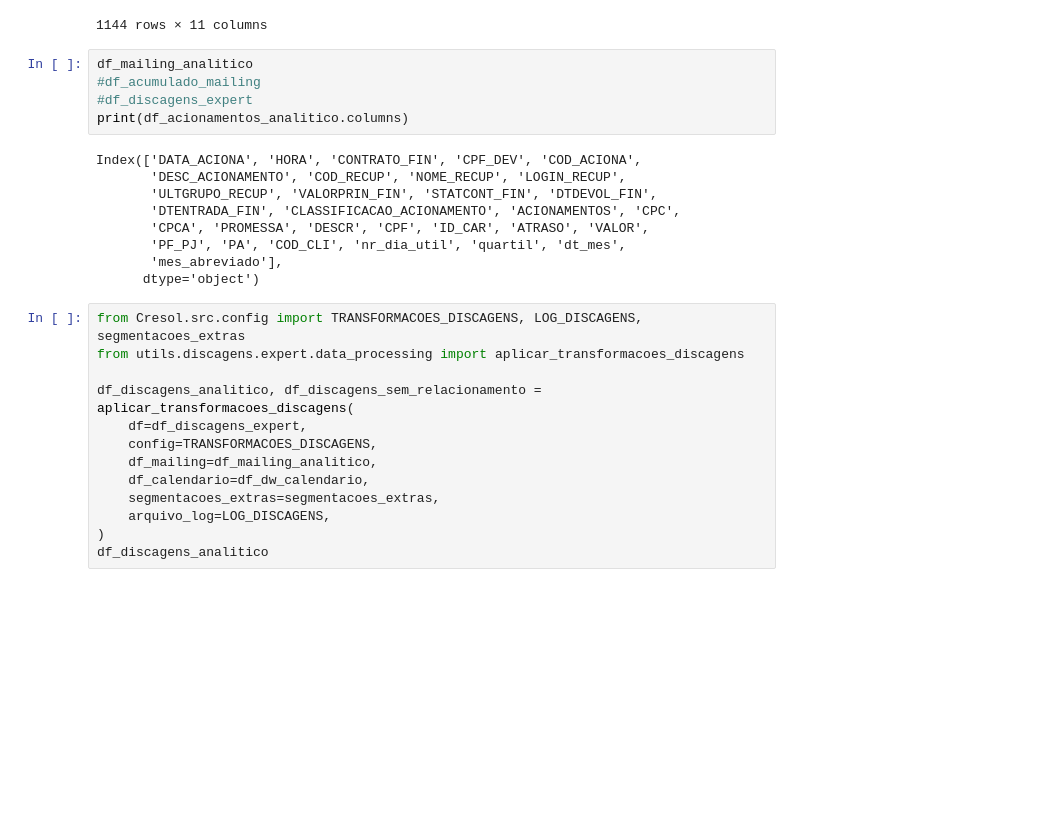
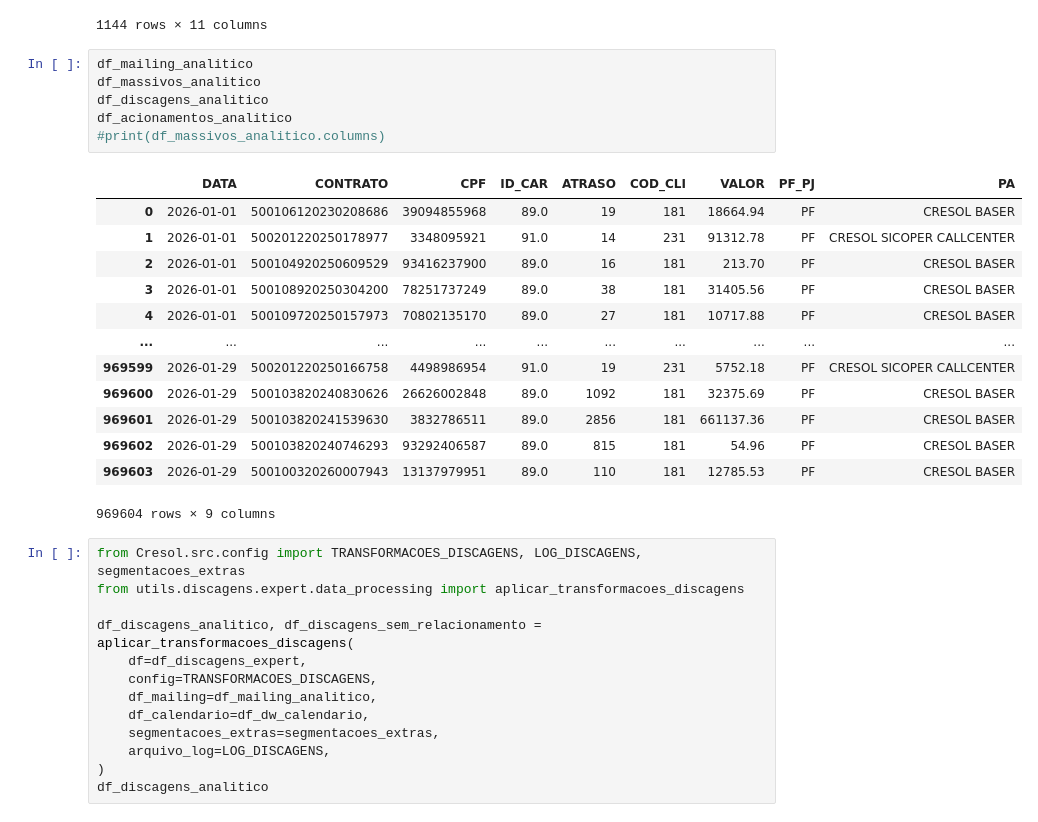
Before and after one commit to Claudiano-alves/Data-Analysis-Portfolio, a Jupyter notebook: Projects/notebooks/data_wrangling_cresol.ipynb, the cells around one changed output. Cells and saved outputs as stored; diff of their text form; blank space fills up the shorter version.

```diff
--- a/Projects/notebooks/data_wrangling_cresol.ipynb
+++ b/Projects/notebooks/data_wrangling_cresol.ipynb
@@ -159,18 +156,24 @@ df_mailing_acumulado
 1144 rows × 11 columns
 # %%
 df_mailing_analitico
-#df_acumulado_mailing
-#df_discagens_expert
-print(df_acionamentos_analitico.columns)
+df_massivos_analitico
+df_discagens_analitico
+df_acionamentos_analitico
+#print(df_massivos_analitico.columns)
 # %% [output]
+|  | DATA | CONTRATO | CPF | ID_CAR | ATRASO | COD_CLI | VALOR | PF_PJ | PA |
+| 0 | 2026-01-01 | 500106120230208686 | 39094855968 | 89.0 | 19 | 181 | 18664.94 | PF | CRESOL BASER |
+| 1 | 2026-01-01 | 500201220250178977 | 3348095921 | 91.0 | 14 | 231 | 91312.78 | PF | CRESOL SICOPER CALLCENTER |
+| 2 | 2026-01-01 | 500104920250609529 | 93416237900 | 89.0 | 16 | 181 | 213.70 | PF | CRESOL BASER |
+| 3 | 2026-01-01 | 500108920250304200 | 78251737249 | 89.0 | 38 | 181 | 31405.56 | PF | CRESOL BASER |
+| 4 | 2026-01-01 | 500109720250157973 | 70802135170 | 89.0 | 27 | 181 | 10717.88 | PF | CRESOL BASER |
+| ... | ... | ... | ... | ... | ... | ... | ... | ... | ... |
+| 969599 | 2026-01-29 | 500201220250166758 | 4498986954 | 91.0 | 19 | 231 | 5752.18 | PF | CRESOL SICOPER CALLCENTER |
+| 969600 | 2026-01-29 | 500103820240830626 | 26626002848 | 89.0 | 1092 | 181 | 32375.69 | PF | CRESOL BASER |
+| 969601 | 2026-01-29 | 500103820241539630 | 3832786511 | 89.0 | 2856 | 181 | 661137.36 | PF | CRESOL BASER |
+| 969602 | 2026-01-29 | 500103820240746293 | 93292406587 | 89.0 | 815 | 181 | 54.96 | PF | CRESOL BASER |
+| 969603 | 2026-01-29 | 500100320260007943 | 13137979951 | 89.0 | 110 | 181 | 12785.53 | PF | CRESOL BASER |
-Index(['DATA_ACIONA', 'HORA', 'CONTRATO_FIN', 'CPF_DEV', 'COD_ACIONA',
-       'DESC_ACIONAMENTO', 'COD_RECUP', 'NOME_RECUP', 'LOGIN_RECUP',
-       'ULTGRUPO_RECUP', 'VALORPRIN_FIN', 'STATCONT_FIN', 'DTDEVOL_FIN',
-       'DTENTRADA_FIN', 'CLASSIFICACAO_ACIONAMENTO', 'ACIONAMENTOS', 'CPC',
-       'CPCA', 'PROMESSA', 'DESCR', 'CPF', 'ID_CAR', 'ATRASO', 'VALOR',
-       'PF_PJ', 'PA', 'COD_CLI', 'nr_dia_util', 'quartil', 'dt_mes',
-       'mes_abreviado'],
-      dtype='object')
+969604 rows × 9 columns
 # %%
 from Cresol.src.config import TRANSFORMACOES_DISCAGENS, LOG_DISCAGENS, segmentacoes_extras
 from utils.discagens.expert.data_processing import aplicar_transformacoes_discagens
```
Also changed, not shown: parts of 6 cells of this notebook, 19 other files.
